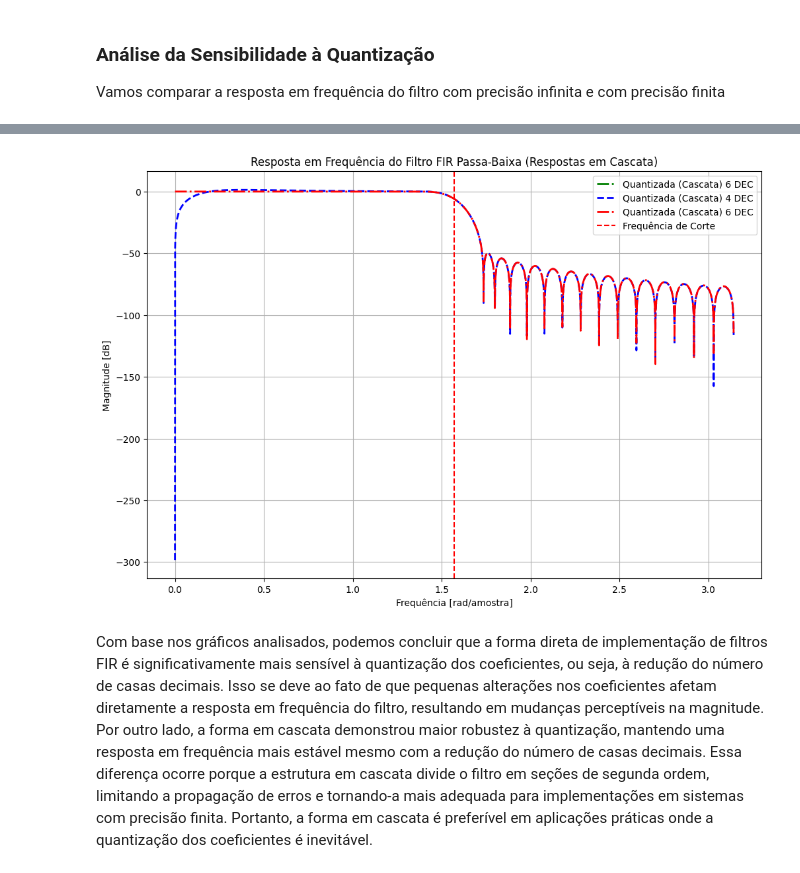
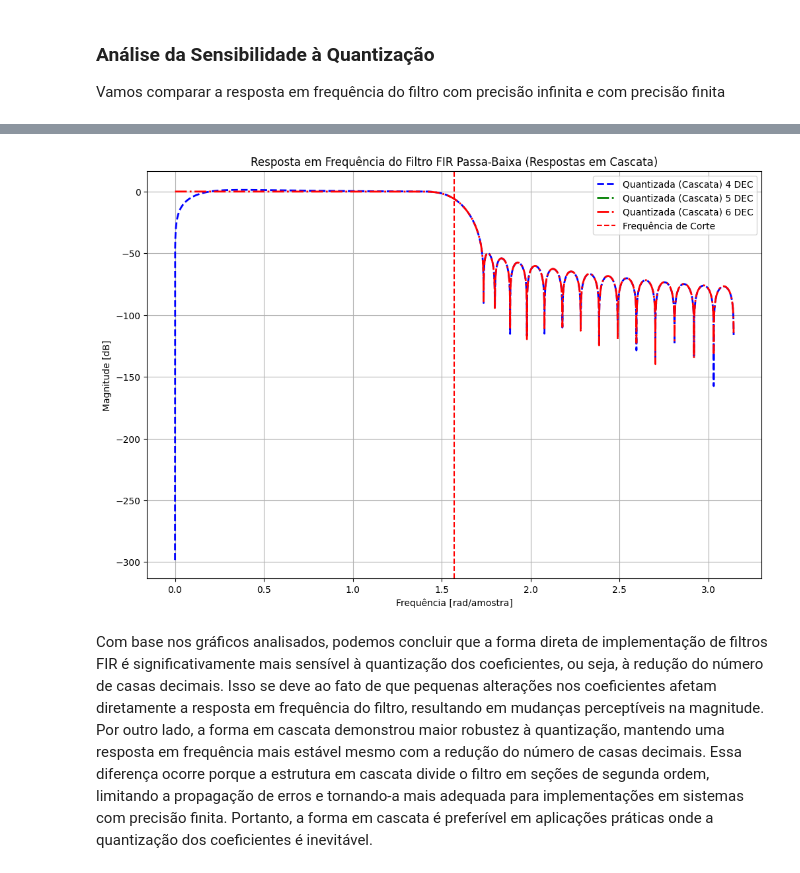
Before and after one commit to JoseRaimundo27/FiltroFIR, a Jupyter notebook: filtroBeforeGERSON.ipynb, the cells around one changed output, grey strips where cells are left out. Cells and saved outputs as stored; diff of their text form; code cells hidden in the pictures.

```diff
--- a/filtroBeforeGERSON.ipynb
+++ b/filtroBeforeGERSON.ipynb
@@ -150,13 +150,15 @@ Coeficientes da forma direta (precisão infinita):
 ### Análise da Sensibilidade à Quantização
 Vamos comparar a resposta em frequência do filtro com precisão infinita e com precisão finita
 # %%
-# Quantização dos coeficientes (exemplo: 2 casas decimais)
-h_fir_quantizados_2dec = np.round(h_fir, decimals=2)
-sos_quantizados_2dec = np.round(sos, decimals=2)
+
 
 # Quantização dos coeficientes (exemplo: 4 casas decimais)
 h_fir_quantizados_4dec = np.round(h_fir, decimals=4)
 sos_quantizados_4dec = np.round(sos, decimals=4)
+
+# Quantização dos coeficientes (exemplo: 5 casas decimais)
+h_fir_quantizados_5dec = np.round(h_fir, decimals=2)
+sos_quantizados_5dec = np.round(sos, decimals=2)
 
 # Quantização dos coeficientes (exemplo: 6 casas decimais)
 h_fir_quantizados_6dec = np.round(h_fir, decimals=6)
@@ -165,12 +167,12 @@ sos_quantizados_6dec = np.round(sos, decimals=6)
 
 
 # Resposta em frequência para a forma direta quantizada
-frequencias_q_2dec, resposta_direta_quantizada_2dec = signal.freqz(h_fir_quantizados_2dec, worN=8000)
+frequencias_q_5dec, resposta_direta_quantizada_5dec = signal.freqz(h_fir_quantizados_5dec, worN=8000)
 frequencias_q_4dec, resposta_direta_quantizada_4dec = signal.freqz(h_fir_quantizados_4dec, worN=8000)
 frequencias_q_6dec, resposta_direta_quantizada_6dec = signal.freqz(h_fir_quantizados_6dec, worN=8000)
 
 # Resposta em frequência para a forma em cascata quantizada
-frequencias_q_sos_2dec, resposta_cascata_quantizada_2dec = signal.sosfreqz(sos_quantizados_2dec, worN=8000)
+frequencias_q_sos_5dec, resposta_cascata_quantizada_5dec = signal.sosfreqz(sos_quantizados_5dec, worN=8000)
 frequencias_q_sos_4dec, resposta_cascata_quantizada_4dec = signal.sosfreqz(sos_quantizados_4dec, worN=8000)
 frequencias_q_sos_6dec, resposta_cascata_quantizada_6dec = signal.sosfreqz(sos_quantizados_6dec, worN=8000)
 
@@ -178,13 +180,14 @@ frequencias_q_sos_6dec, resposta_cascata_quantizada_6dec = signal.sosfreqz(sos_q
 # Plot das respostas em frequência (Respostas Diretas):
 
 plt.figure(figsize=(12, 8))
-plt.plot(
-    frequencias_q_2dec, 20 * np.log10(np.abs(resposta_direta_quantizada_2dec)),
-    label='Quantizada (Direta) 2 DEC', color='green', linestyle='-', linewidth=2
-)
+
 plt.plot(
     frequencias_q_4dec, 20 * np.log10(np.abs(resposta_direta_quantizada_4dec)),
     label='Quantizada (Direta) 4 DEC', color='blue', linestyle='--', linewidth=2
+)
+plt.plot(
+    frequencias_q_5dec, 20 * np.log10(np.abs(resposta_direta_quantizada_5dec)),
+    label='Quantizada (Direta) 5 DEC', color='green', linestyle='-', linewidth=2
 )
 plt.plot(
     frequencias_q_6dec, 20 * np.log10(np.abs(resposta_direta_quantizada_6dec)),
@@ -202,30 +205,31 @@ plt.show()
 # %%
 
 # Plot das respostas em frequência (Respostas em Cascata)
 plt.figure(figsize=(12, 8))
-plt.plot(
-    frequencias_q_sos_2dec, 20 * np.log10(np.abs(resposta_cascata_quantizada_2dec)),
-    label='Quantizada (Cascata) 6 DEC', color='green', linestyle='-.', linewidth=2
-)
+
 plt.plot(
     frequencias_q_sos_4dec, 20 * np.log10(np.abs(resposta_cascata_quantizada_4dec)),
     label='Quantizada (Cascata) 4 DEC', color='blue', linestyle='--', linewidth=2
+)
+plt.plot(
+    frequencias_q_sos_5dec, 20 * np.log10(np.abs(resposta_cascata_quantizada_5dec)),
+    label='Quantizada (Cascata) 5 DEC', color='green', linestyle='-.', linewidth=2
 )
 plt.plot(
     frequencias_q_sos_6dec, 20 * np.log10(np.abs(resposta_cascata_quantizada_6dec)),
     label='Quantizada (Cascata) 6 DEC', color='red', linestyle='-.', linewidth=2
 )
 
 
 plt.title('Resposta em Frequência do Filtro FIR Passa-Baixa (Respostas em Cascata)')
 plt.xlabel('Frequência [rad/amostra]')
 plt.ylabel('Magnitude [dB]')
 plt.grid(True)
 plt.axvline(frequencia_corte, color='red', linestyle='--', label='Frequência de Corte')
 plt.legend()
 plt.show()
 # %% [output]
-[figure, old version]
+[figure, new version]
 # %% [markdown]
 Com base nos gráficos analisados, podemos concluir que a forma direta de implementação de filtros FIR é significativamente mais sensível à quantização dos coeficientes, ou seja, à redução do número de casas decimais. Isso se deve ao fato de que pequenas alterações nos coeficientes afetam diretamente a resposta em frequência do filtro, resultando em mudanças perceptíveis na magnitude. Por outro lado, a forma em cascata demonstrou maior robustez à quantização, mantendo uma resposta em frequência mais estável mesmo com a redução do número de casas decimais. Essa diferença ocorre porque a estrutura em cascata divide o filtro em seções de segunda ordem, limitando a propagação de erros e tornando-a mais adequada para implementações em sistemas com precisão finita. Portanto, a forma em cascata é preferível em aplicações práticas onde a quantização dos coeficientes é inevitável.
 # %% [markdown]
```
Also changed, not shown: parts of 1 cell of this notebook.
